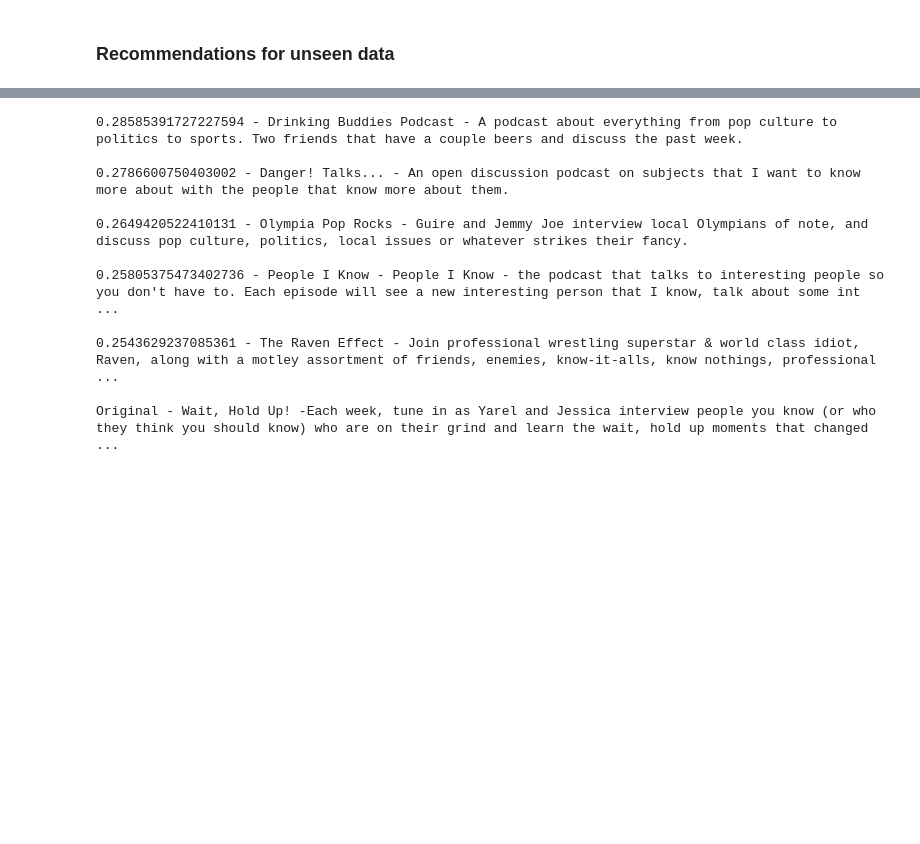
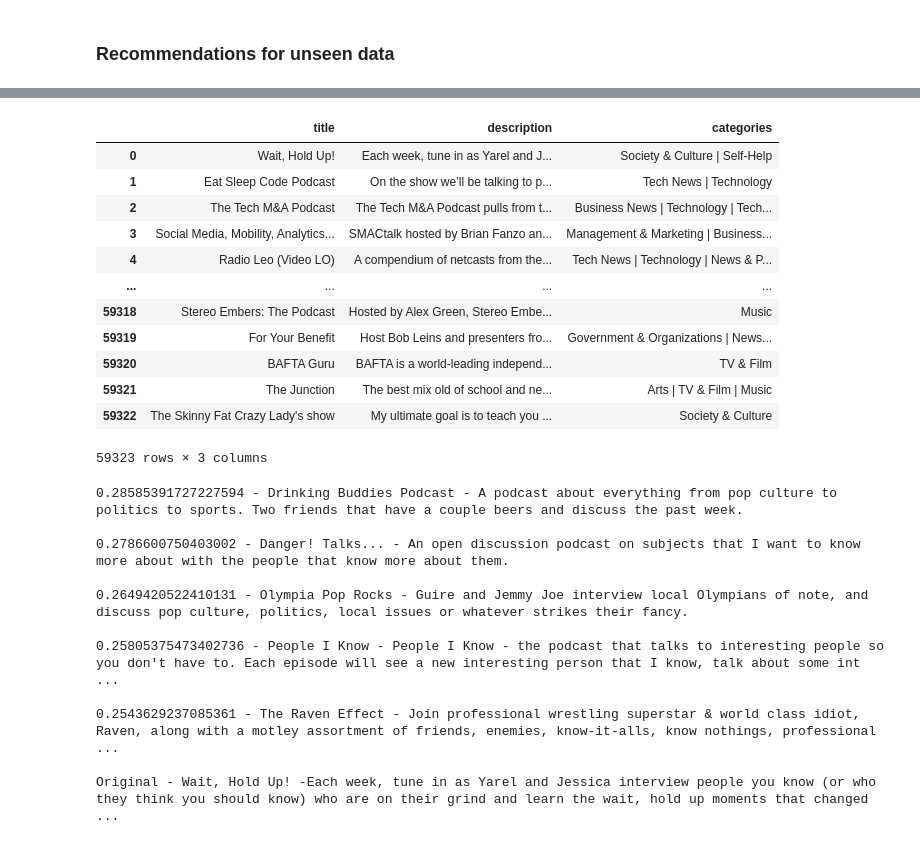
Before and after one commit to MissingNA/podcast_recommender_system, a Jupyter notebook: code/recommendation_engine.ipynb, the cells around one changed output, grey strips where cells are left out. Drawn from its saved outputs; the diff is of its cells as text; code cells hidden in the pictures; blank space fills up the shorter version.

```diff
--- a/code/recommendation_engine.ipynb
+++ b/code/recommendation_engine.ipynb
@@ -369,6 +452,22 @@ def update_new_podcast(podcasts_df, new_podcast_title, new_podcast_description,
     return podcasts_df
 # %%
 podcasts_z = update_new_podcast(podcasts_z, new_podcast_title, new_podcast_description, new_podcast_categories)
+# %%
+podcasts_z
+# %% [output]
+|  | title | description | categories |
+| 0 | Wait, Hold Up! | Each week, tune in as Yarel and J... | Society & Culture | Self-Help |
+| 1 | Eat Sleep Code Podcast | On the show we’ll be talking to p... | Tech News | Technology |
+| 2 | The Tech M&A Podcast | The Tech M&A Podcast pulls from t... | Business News | Technology | Tech... |
+| 3 | Social Media, Mobility, Analytics... | SMACtalk hosted by Brian Fanzo an... | Management & Marketing | Business... |
+| 4 | Radio Leo (Video LO) | A compendium of netcasts from the... | Tech News | Technology | News & P... |
+| ... | ... | ... | ... |
+| 59318 | Stereo Embers: The Podcast | Hosted by Alex Green, Stereo Embe... | Music |
+| 59319 | For Your Benefit | Host Bob Leins and presenters fro... | Government & Organizations | News... |
+| 59320 | BAFTA Guru | BAFTA is a world-leading independ... | TV & Film |
+| 59321 | The Junction | The best mix old of school and ne... | Arts | TV & Film | Music |
+| 59322 | The Skinny Fat Crazy Lady's show | My ultimate goal is to teach you ... | Society & Culture |
+59323 rows × 3 columns
 # %%
 def update_category_matrix(podcasts_df):
     # convert list into columns and append to podcast dataframe
```
Also changed, not shown: parts of 35 cells of this notebook.
